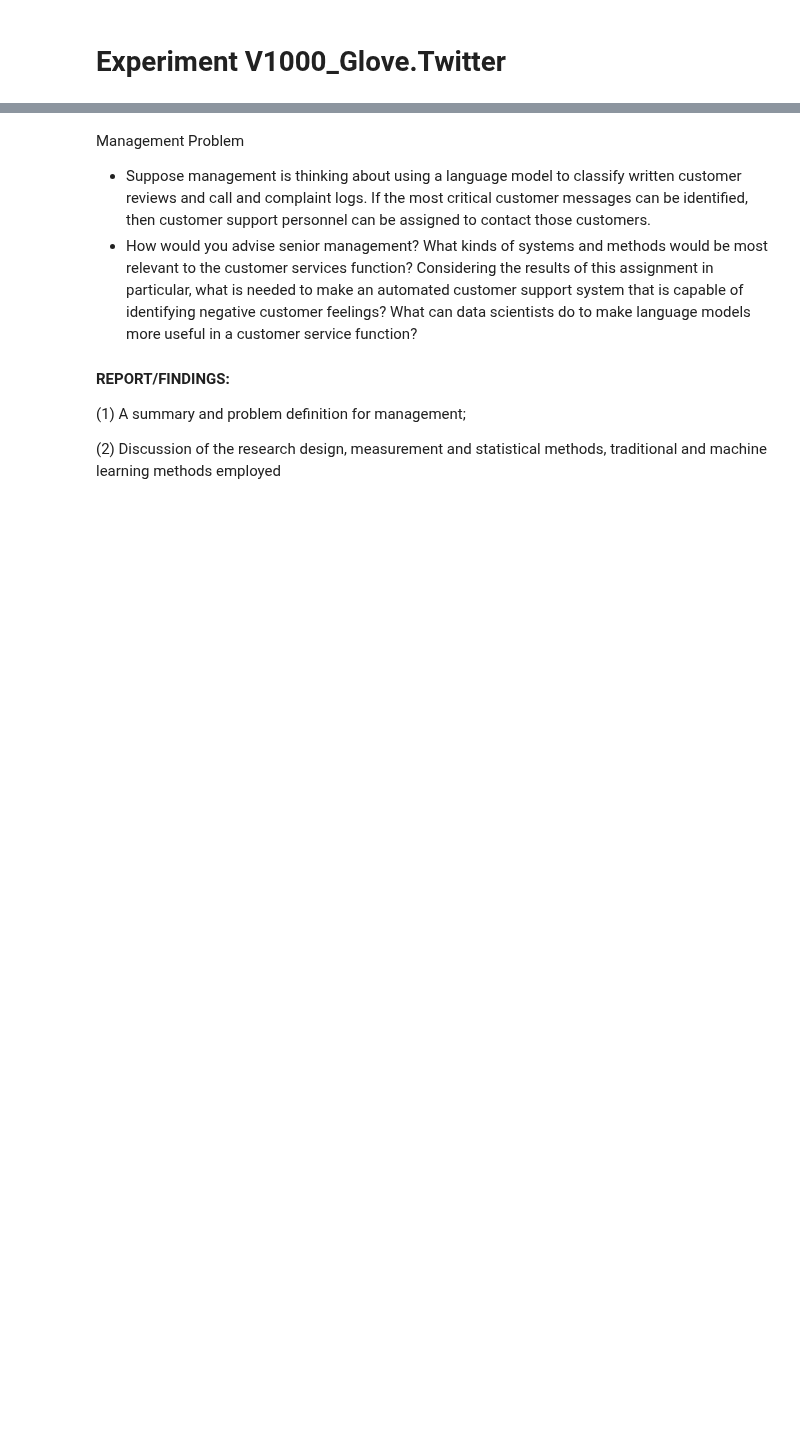
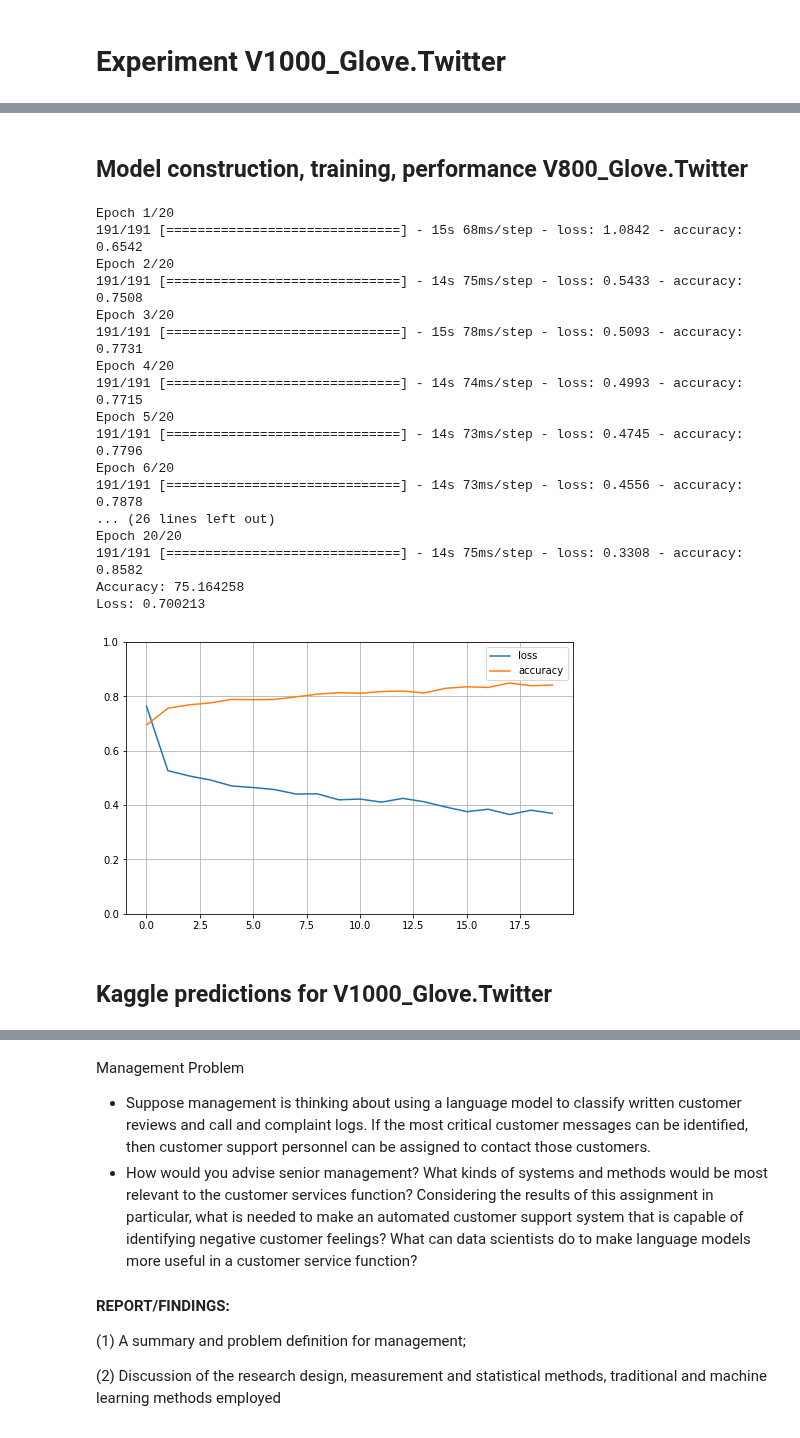
Before and after one commit to bblank70/MSDS422, a Jupyter notebook: Assignment8- DisasterTweets.ipynb, the cells around one changed output, grey strips where cells are left out. Saved outputs shown, nothing was run; the diff lists cells and outputs as text; code cells hidden in the pictures; blank space fills up the shorter version.

```diff
--- a/Assignment8- DisasterTweets.ipynb
+++ b/Assignment8- DisasterTweets.ipynb
@@ -431,0 +918,54 @@ for word, i in word_index.items():
+# %% [markdown]
+## Model construction, training, performance V800_Glove.Twitter
+# %%
+e = Embedding(len(embedding_matrix), EMBEDDING_DIM, weights=[embedding_matrix], input_length=MAX_SEQUENCE_LENGTH, trainable=False, mask_zero=True)
+opt = keras.optimizers.Adam(learning_rate=0.01)
+
+GRU_model =keras.models.Sequential()
+GRU_model.add(e)
+GRU_model.add(keras.layers.GRU(128, return_sequences=True))
+
+GRU_model.add(keras.layers.Flatten())
+GRU_model.add(keras.layers.Dense(1, activation='sigmoid'))
+# compile the model
+GRU_model.compile(optimizer=opt, loss='binary_crossentropy', metrics=['accuracy'])
+
+#fits model and generates elapsed duration
+before_fit = datetime.now()
+V800_Glove_Twitter = GRU_model.fit(x_train, y_train, epochs=20)
+
+after_fit = datetime.now()
+elapsed =after_fit - before_fit
+V800_Glove_Twitter_duration = elapsed.total_seconds()
+
+# Generates loss and accuracy for test set
+V800_Glove_Twitter_loss, V800_Glove_Twitter_accuracy =GRU_model.evaluate(x_val, y_val, verbose=0)
+print('Accuracy: %f' % (V800_Glove_Twitter_accuracy*100))
+print('Loss: %f' %(V800_Glove_Twitter_loss))
+
+#Learning Curve
+pd.DataFrame(V800_Glove_Twitter.history).plot(figsize=(8,5))
+plt.grid(True)
+plt.gca().set_ylim(0,1)
+plt.show()
+# %% [output]
+Epoch 1/20
+191/191 [==============================] - 15s 68ms/step - loss: 1.0842 - accuracy: 0.6542
+Epoch 2/20
+191/191 [==============================] - 14s 75ms/step - loss: 0.5433 - accuracy: 0.7508
+Epoch 3/20
+191/191 [==============================] - 15s 78ms/step - loss: 0.5093 - accuracy: 0.7731
+Epoch 4/20
+191/191 [==============================] - 14s 74ms/step - loss: 0.4993 - accuracy: 0.7715
+Epoch 5/20
+191/191 [==============================] - 14s 73ms/step - loss: 0.4745 - accuracy: 0.7796
+Epoch 6/20
+191/191 [==============================] - 14s 73ms/step - loss: 0.4556 - accuracy: 0.7878
+... (26 lines left out)
+Epoch 20/20
+191/191 [==============================] - 14s 75ms/step - loss: 0.3308 - accuracy: 0.8582
+Accuracy: 75.164258
+Loss: 0.700213
+[figure, added]
+# %% [markdown]
+## Kaggle predictions for V1000_Glove.Twitter
```
Also changed, not shown: parts of 37 cells of this notebook.
